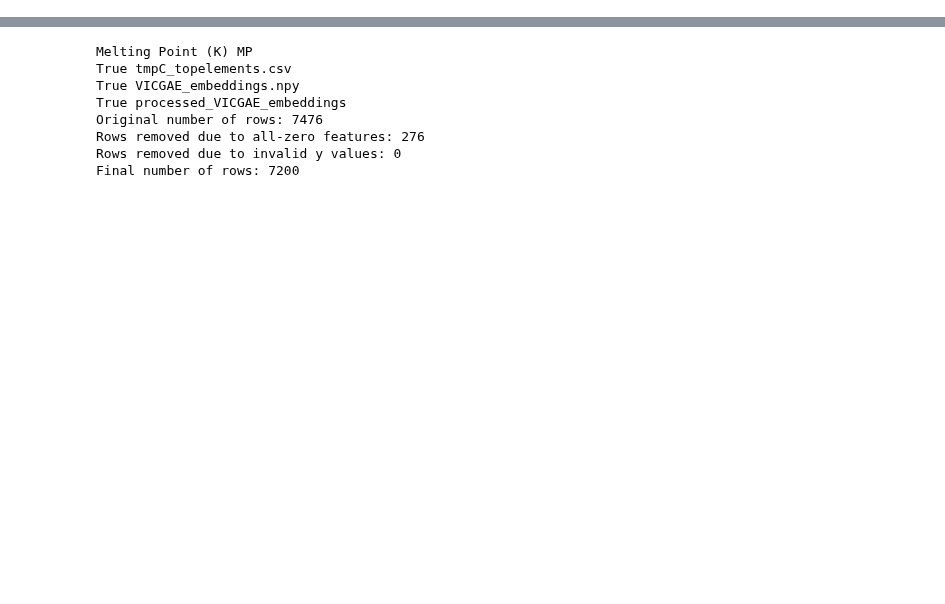
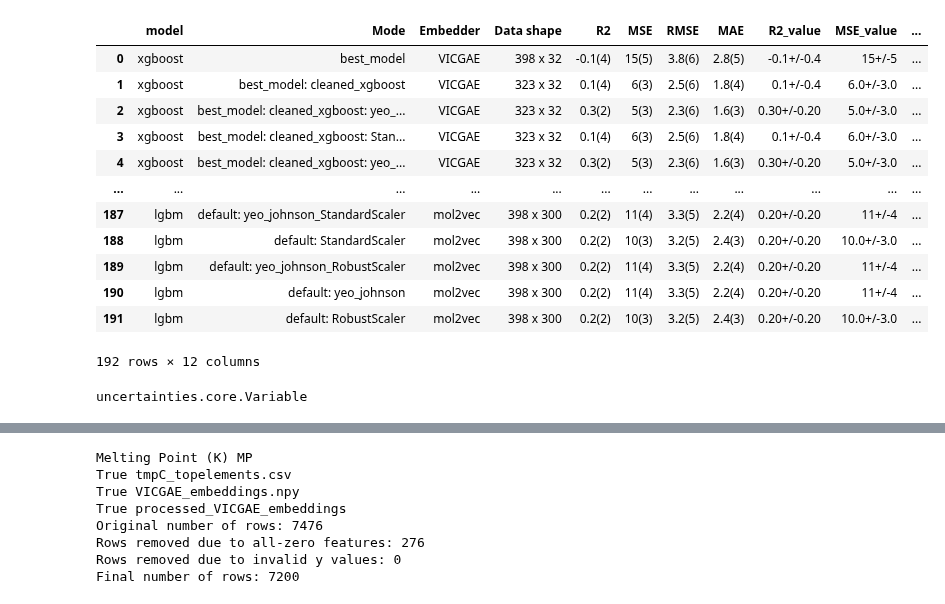
Before and after one commit to aravindhnivas/cxml_py, a Jupyter notebook: notebooks/testing.ipynb, the cells around one changed output, grey strips where cells are left out. Saved outputs shown, nothing was run; the diff lists cells and outputs as text; code cells hidden in the pictures; blank space fills up the shorter version.

```diff
--- a/notebooks/testing.ipynb
+++ b/notebooks/testing.ipynb
@@ -5,3 +5,8 @@ import numpy as np
 from sklearn.model_selection import train_test_split
 from cleanlab.regression.learn import CleanLearning
 from load_data import processed_data_dirs, property_names, property_units, titles
+# %%
+metrics_loc = pt('/Users/aravindhnivas/Documents/ML-properties/[PHYSICAL CONSTANTS OF ORGANIC COMPOUNDS]/vp_kPa_25C_filtered_ydata_processed_data/analysis_data/filtered/vp_kPa_25C_topelements_processed_data/metrics')
+all_metrics_csv = metrics_loc/'all_metrics.csv'
+metrics_df = pd.read_csv(all_metrics_csv, index_col=0)
+metrics_df
@@ -7,0 +27,13 @@ from load_data import processed_data_dirs, property_names, property_units, title
+# %%
+from uncertainties import ufloat_fromstr, ufloat
+value = '0.3(1)'
+print(ufloat_fromstr(value))
+parts = value.replace('(', ' ').replace(')', '').split()
+print(parts)
+if len(parts) == 2:
+    nominal = float(parts[0])
+    # Convert uncertainty to the same decimal places as nominal
+    uncertainty = float(parts[1]) * 10**(-len(parts[0].split('.')[-1]))
+    print(ufloat(nominal, uncertainty))
+
+10**(-len(parts[0].split('.')[-1]))
@@ -7,0 +219,24 @@ from load_data import processed_data_dirs, property_names, property_units, title
+# %%
+metrics = ['R2', 'MSE', 'RMSE', 'MAE']
+for metric in metrics:
+    metrics_df[f'{metric}_value'] = metrics_df[metric].apply(parse_metric_with_uncertainty)
+
+metrics_df
+# %% [output]
+|  | model | Mode | Embedder | Data shape | R2 | MSE | RMSE | MAE | R2_value | MSE_value | ... |
+| 0 | xgboost | best_model | VICGAE | 398 x 32 | -0.1(4) | 15(5) | 3.8(6) | 2.8(5) | -0.1+/-0.4 | 15+/-5 | ... |
+| 1 | xgboost | best_model: cleaned_xgboost | VICGAE | 323 x 32 | 0.1(4) | 6(3) | 2.5(6) | 1.8(4) | 0.1+/-0.4 | 6.0+/-3.0 | ... |
+| 2 | xgboost | best_model: cleaned_xgboost: yeo_... | VICGAE | 323 x 32 | 0.3(2) | 5(3) | 2.3(6) | 1.6(3) | 0.30+/-0.20 | 5.0+/-3.0 | ... |
+| 3 | xgboost | best_model: cleaned_xgboost: Stan... | VICGAE | 323 x 32 | 0.1(4) | 6(3) | 2.5(6) | 1.8(4) | 0.1+/-0.4 | 6.0+/-3.0 | ... |
+| 4 | xgboost | best_model: cleaned_xgboost: yeo_... | VICGAE | 323 x 32 | 0.3(2) | 5(3) | 2.3(6) | 1.6(3) | 0.30+/-0.20 | 5.0+/-3.0 | ... |
+| ... | ... | ... | ... | ... | ... | ... | ... | ... | ... | ... | ... |
+| 187 | lgbm | default: yeo_johnson_StandardScaler | mol2vec | 398 x 300 | 0.2(2) | 11(4) | 3.3(5) | 2.2(4) | 0.20+/-0.20 | 11+/-4 | ... |
+| 188 | lgbm | default: StandardScaler | mol2vec | 398 x 300 | 0.2(2) | 10(3) | 3.2(5) | 2.4(3) | 0.20+/-0.20 | 10.0+/-3.0 | ... |
+| 189 | lgbm | default: yeo_johnson_RobustScaler | mol2vec | 398 x 300 | 0.2(2) | 11(4) | 3.3(5) | 2.2(4) | 0.20+/-0.20 | 11+/-4 | ... |
+| 190 | lgbm | default: yeo_johnson | mol2vec | 398 x 300 | 0.2(2) | 11(4) | 3.3(5) | 2.2(4) | 0.20+/-0.20 | 11+/-4 | ... |
+| 191 | lgbm | default: RobustScaler | mol2vec | 398 x 300 | 0.2(2) | 10(3) | 3.2(5) | 2.4(3) | 0.20+/-0.20 | 10.0+/-3.0 | ... |
+192 rows × 12 columns
+# %%
+type(ufloat(0.3, 0.1))
+# %% [output]
+uncertainties.core.Variable
```
Also changed, not shown: parts of 7 cells of this notebook.
